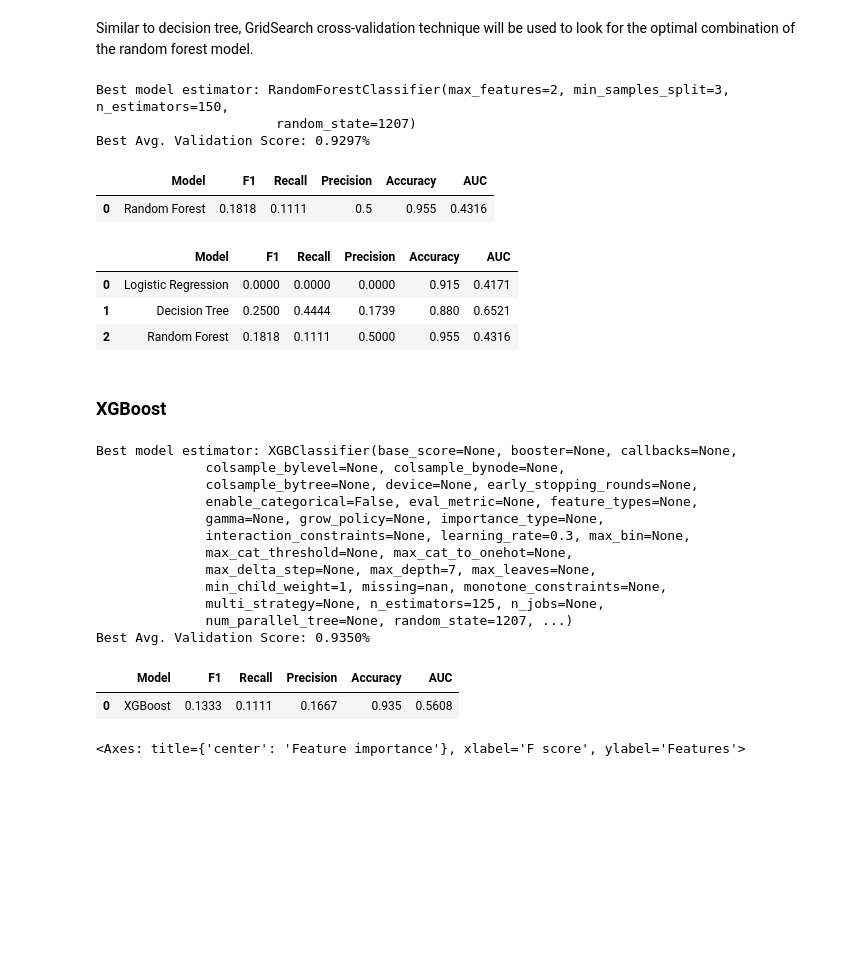
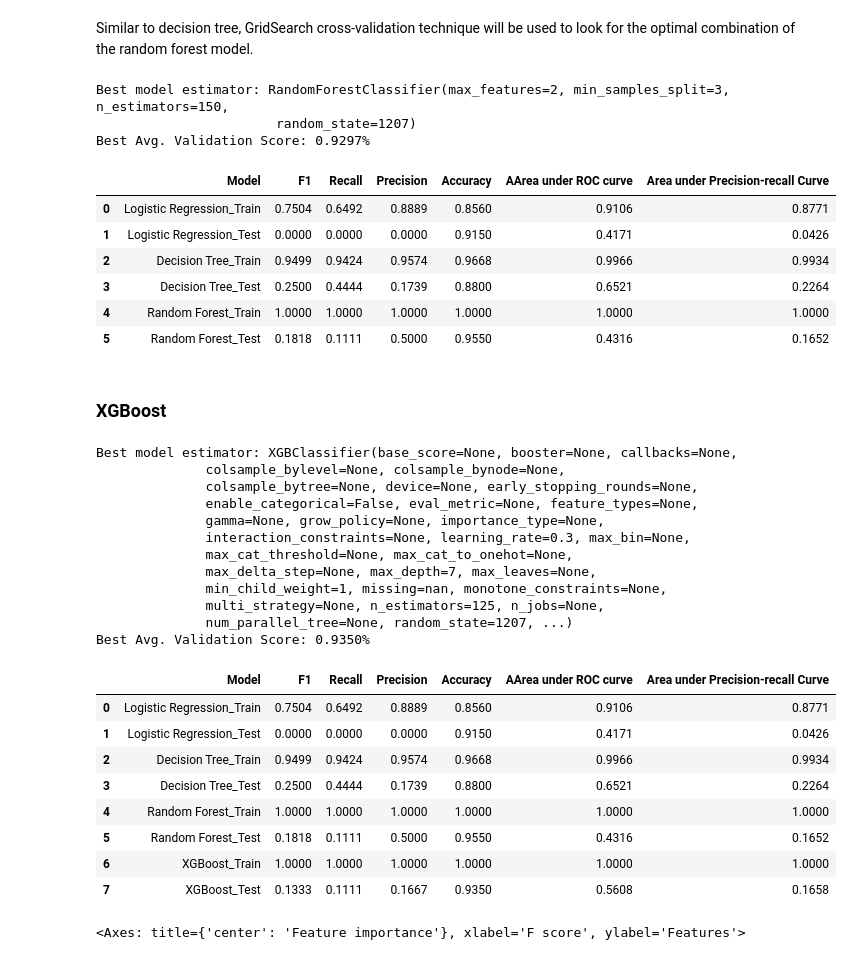
Before and after one commit to louisleung5/fraud-detection, a Jupyter notebook: Fraud_Dectection_script.ipynb, the cells around one changed output. Saved outputs shown, nothing was run; the diff lists cells and outputs as text; code cells hidden in the pictures; blank space fills up the shorter version.

```diff
--- a/Fraud_Dectection_script.ipynb
+++ b/Fraud_Dectection_script.ipynb
@@ -589,0 +579,3 @@ lr_result
+# %%
+result = update_result_table(lr_train_result, lr_test_result)
+result
@@ -620,3 +618,0 @@ Best Avg. Validation Score: 0.8198%
-# %%
-result = update_result_table(lr_result, decision_tree_result)
-result
@@ -652,60 +644,76 @@ rf_cv = GridSearchCV(rf,
 print(f"Best model estimator: {rf_cv.best_estimator_}")
 print(f"Best Avg. Validation Score: {rf_cv.best_score_:.4f}%")
 
-y_tr_pred = rf_cv.predict(X_tr_test)
-y_tr_pred_proba = rf_cv.predict_proba(X_tr_test)
-rf_result = make_results(model_name="Random Forest", y_true = y_tr_test, y_pred = y_tr_pred, y_pred_proba=y_tr_pred_proba)
-rf_result
+y_tr_train_pred = rf_cv.predict(X_tr_train)
+y_tr_train_pred_proba = rf_cv.predict_proba(X_tr_train)
+rf_train_result = make_results(model_name="Random Forest_Train", y_true = y_tr_train, y_pred = y_tr_train_pred, y_pred_proba=y_tr_train_pred_proba)
+result = update_result_table(result, rf_train_result)
+
+y_tr_test_pred = rf_cv.predict(X_tr_test)
+y_tr_test_pred_proba = rf_cv.predict_proba(X_tr_test)
+rf_test_result = make_results(model_name="Random Forest_Test", y_true = y_tr_test, y_pred = y_tr_test_pred, y_pred_proba=y_tr_test_pred_proba)
+result = update_result_table(result, rf_test_result)
+result
 # %% [output]
 Best model estimator: RandomForestClassifier(max_features=2, min_samples_split=3, n_estimators=150,
                        random_state=1207)
 Best Avg. Validation Score: 0.9297%
-|  | Model | F1 | Recall | Precision | Accuracy | AUC |
-| 0 | Random Forest | 0.1818 | 0.1111 | 0.5 | 0.955 | 0.4316 |
+|  | Model | F1 | Recall | Precision | Accuracy | AArea under ROC curve | Area under Precision-recall Curve |
+| 0 | Logistic Regression_Train | 0.7504 | 0.6492 | 0.8889 | 0.8560 | 0.9106 | 0.8771 |
+| 1 | Logistic Regression_Test | 0.0000 | 0.0000 | 0.0000 | 0.9150 | 0.4171 | 0.0426 |
+| 2 | Decision Tree_Train | 0.9499 | 0.9424 | 0.9574 | 0.9668 | 0.9966 | 0.9934 |
+| 3 | Decision Tree_Test | 0.2500 | 0.4444 | 0.1739 | 0.8800 | 0.6521 | 0.2264 |
+| 4 | Random Forest_Train | 1.0000 | 1.0000 | 1.0000 | 1.0000 | 1.0000 | 1.0000 |
+| 5 | Random Forest_Test | 0.1818 | 0.1111 | 0.5000 | 0.9550 | 0.4316 | 0.1652 |
-# %%
-result = update_result_table(result, rf_result)
-result
-# %% [output]
-|  | Model | F1 | Recall | Precision | Accuracy | AUC |
-| 0 | Logistic Regression | 0.0000 | 0.0000 | 0.0000 | 0.915 | 0.4171 |
-| 1 | Decision Tree | 0.2500 | 0.4444 | 0.1739 | 0.880 | 0.6521 |
-| 2 | Random Forest | 0.1818 | 0.1111 | 0.5000 | 0.955 | 0.4316 |
 # %% [markdown]
 ### XGBoost
 # %%
 xgb_params = {'max_depth': [4,5,6,7,8], # Specifies how many levels your base learner trees can have.
              'min_child_weight': [1,2,3,4,5], # Controls threshold below which a node becomes a leaf, based on the combined weight of the samples it contains.  For regression models, this value is functionally equivalent to a number of samples. For the binary classification objective, the weight of a sample in a node is dependent on its probability of response as calculated by that tree. The weight of the sample decreases the more certain the model is (i.e., the closer the probability of response is to 0 or 1).
              'learning_rate': [0.1,0.2,0.3], # Controls how much importance is given to each consecutive base learner in the ensemble’s final prediction. Also known as eta or shrinkage.
              'n_estimators': [75, 100, 125]} # Specifies the number of boosting rounds (i.e., the number of trees your model will build in its ensemble)
 
 xgb = XGBClassifier(objective='binary:logistic', random_state=1207)
 
 scoring = ['accuracy', 'precision', 'recall', 'f1']
 
 xgb_cv = GridSearchCV(xgb, xgb_params, scoring=scoring, cv=5, refit='recall').fit(X_tr_train, y_tr_train)
 
 print(f"Best model estimator: {xgb_cv.best_estimator_}")
 print(f"Best Avg. Validation Score: {xgb_cv.best_score_:.4f}%")
 
-y_tr_pred = xgb_cv.predict(X_tr_test)
-y_tr_pred_proba = xgb_cv.predict_proba(X_tr_test)
-xgb_result = make_results(model_name="XGBoost", y_true = y_tr_test, y_pred = y_tr_pred, y_pred_proba = y_tr_pred_proba)
-xgb_result
+y_tr_train_pred = xgb_cv.predict(X_tr_train)
+y_tr_train_pred_proba = xgb_cv.predict_proba(X_tr_train)
+xgb_train_result = make_results(model_name="XGBoost_Train", y_true = y_tr_train, y_pred = y_tr_train_pred, y_pred_proba = y_tr_train_pred_proba)
+result = update_result_table(result, xgb_train_result)
+
+y_tr_test_pred = xgb_cv.predict(X_tr_test)
+y_tr_test_pred_proba = xgb_cv.predict_proba(X_tr_test)
+xgb_test_result = make_results(model_name="XGBoost_Test", y_true = y_tr_test, y_pred = y_tr_test_pred, y_pred_proba = y_tr_test_pred_proba)
+result = update_result_table(result, xgb_test_result)
+result
 # %% [output]
 Best model estimator: XGBClassifier(base_score=None, booster=None, callbacks=None,
               colsample_bylevel=None, colsample_bynode=None,
               colsample_bytree=None, device=None, early_stopping_rounds=None,
               enable_categorical=False, eval_metric=None, feature_types=None,
               gamma=None, grow_policy=None, importance_type=None,
               interaction_constraints=None, learning_rate=0.3, max_bin=None,
               max_cat_threshold=None, max_cat_to_onehot=None,
               max_delta_step=None, max_depth=7, max_leaves=None,
               min_child_weight=1, missing=nan, monotone_constraints=None,
               multi_strategy=None, n_estimators=125, n_jobs=None,
               num_parallel_tree=None, random_state=1207, ...)
 Best Avg. Validation Score: 0.9350%
-|  | Model | F1 | Recall | Precision | Accuracy | AUC |
-| 0 | XGBoost | 0.1333 | 0.1111 | 0.1667 | 0.935 | 0.5608 |
+|  | Model | F1 | Recall | Precision | Accuracy | AArea under ROC curve | Area under Precision-recall Curve |
+| 0 | Logistic Regression_Train | 0.7504 | 0.6492 | 0.8889 | 0.8560 | 0.9106 | 0.8771 |
+| 1 | Logistic Regression_Test | 0.0000 | 0.0000 | 0.0000 | 0.9150 | 0.4171 | 0.0426 |
+| 2 | Decision Tree_Train | 0.9499 | 0.9424 | 0.9574 | 0.9668 | 0.9966 | 0.9934 |
+| 3 | Decision Tree_Test | 0.2500 | 0.4444 | 0.1739 | 0.8800 | 0.6521 | 0.2264 |
+| 4 | Random Forest_Train | 1.0000 | 1.0000 | 1.0000 | 1.0000 | 1.0000 | 1.0000 |
+| 5 | Random Forest_Test | 0.1818 | 0.1111 | 0.5000 | 0.9550 | 0.4316 | 0.1652 |
+| 6 | XGBoost_Train | 1.0000 | 1.0000 | 1.0000 | 1.0000 | 1.0000 | 1.0000 |
+| 7 | XGBoost_Test | 0.1333 | 0.1111 | 0.1667 | 0.9350 | 0.5608 | 0.1658 |
 # %%
 plot_importance(xgb_cv.best_estimator_)
 # %% [output]
```
Also changed, not shown: parts of 10 cells of this notebook.
